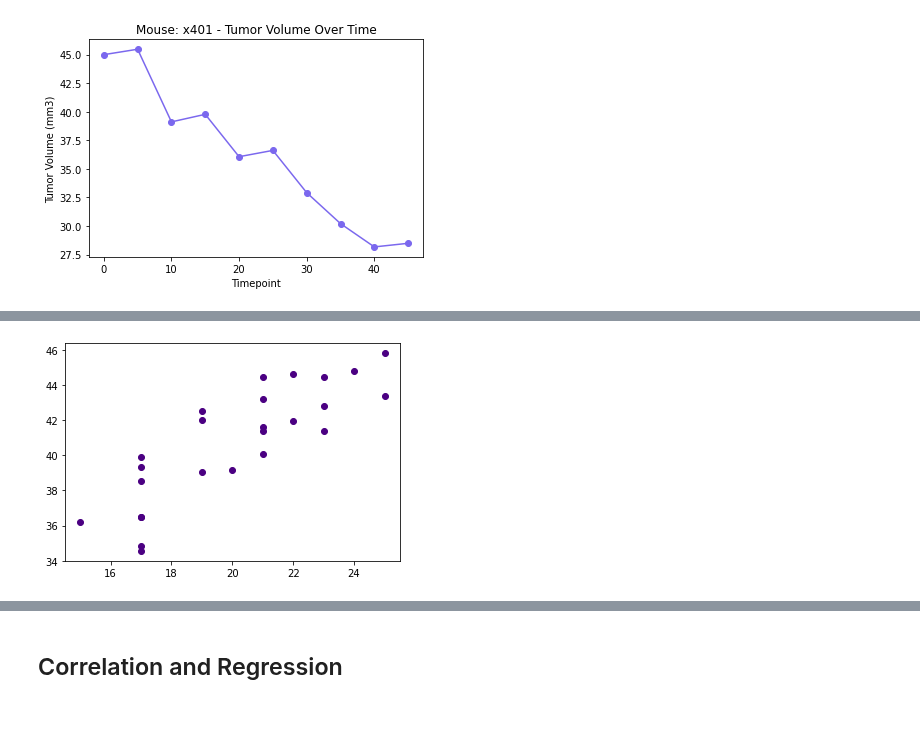
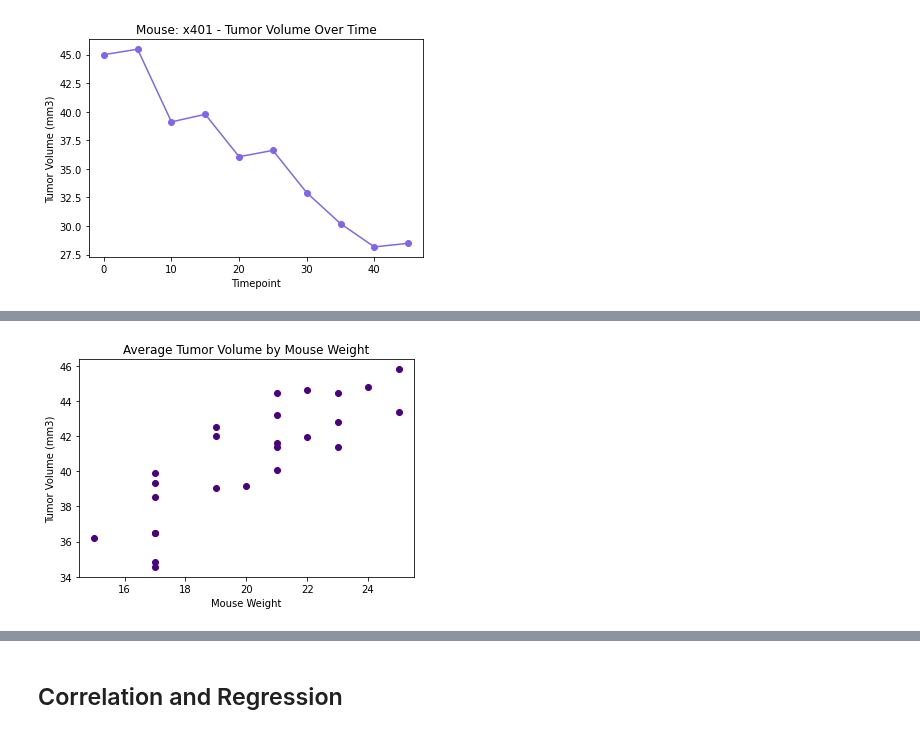
Before and after one commit to LP-116/matplotlib-challenge, a Jupyter notebook: pymaceuticals_starter.ipynb, the cells around one changed output, grey strips where cells are left out. Drawn from its saved outputs; the diff is of its cells as text; code cells hidden in the pictures.

```diff
--- a/pymaceuticals_starter.ipynb
+++ b/pymaceuticals_starter.ipynb
@@ -421,8 +430,11 @@ mouse_group[["Weight (g)", "Tumor Volume (mm3)"]]
 # %%
+plt.xlabel("Mouse Weight")
+plt.ylabel("Tumor Volume (mm3)")
+plt.title("Average Tumor Volume by Mouse Weight")
 plt.scatter(mouse_group["Weight (g)"], mouse_group["Tumor Volume (mm3)"], marker="o", color="indigo")
 plt.show()
 # %% [output]
-[figure, old version]
+[figure, new version]
 # %%
 capomulin_data = combined_data.loc[combined_data["Drug Regimen"] == "Capomulin"]
 weight_group = capomulin_data.groupby(["Weight (g)"])
```
Also changed, not shown: parts of 9 cells of this notebook.
